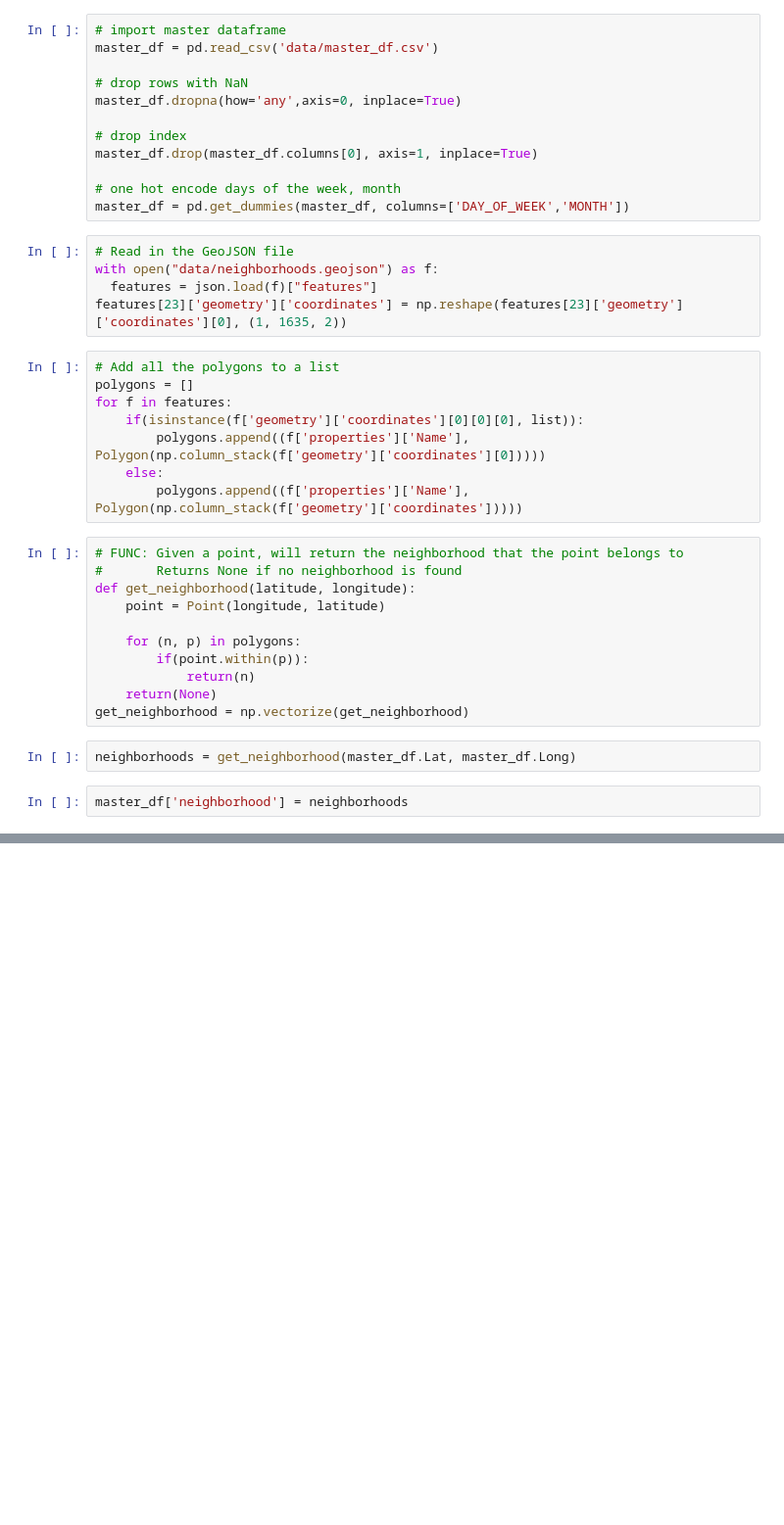
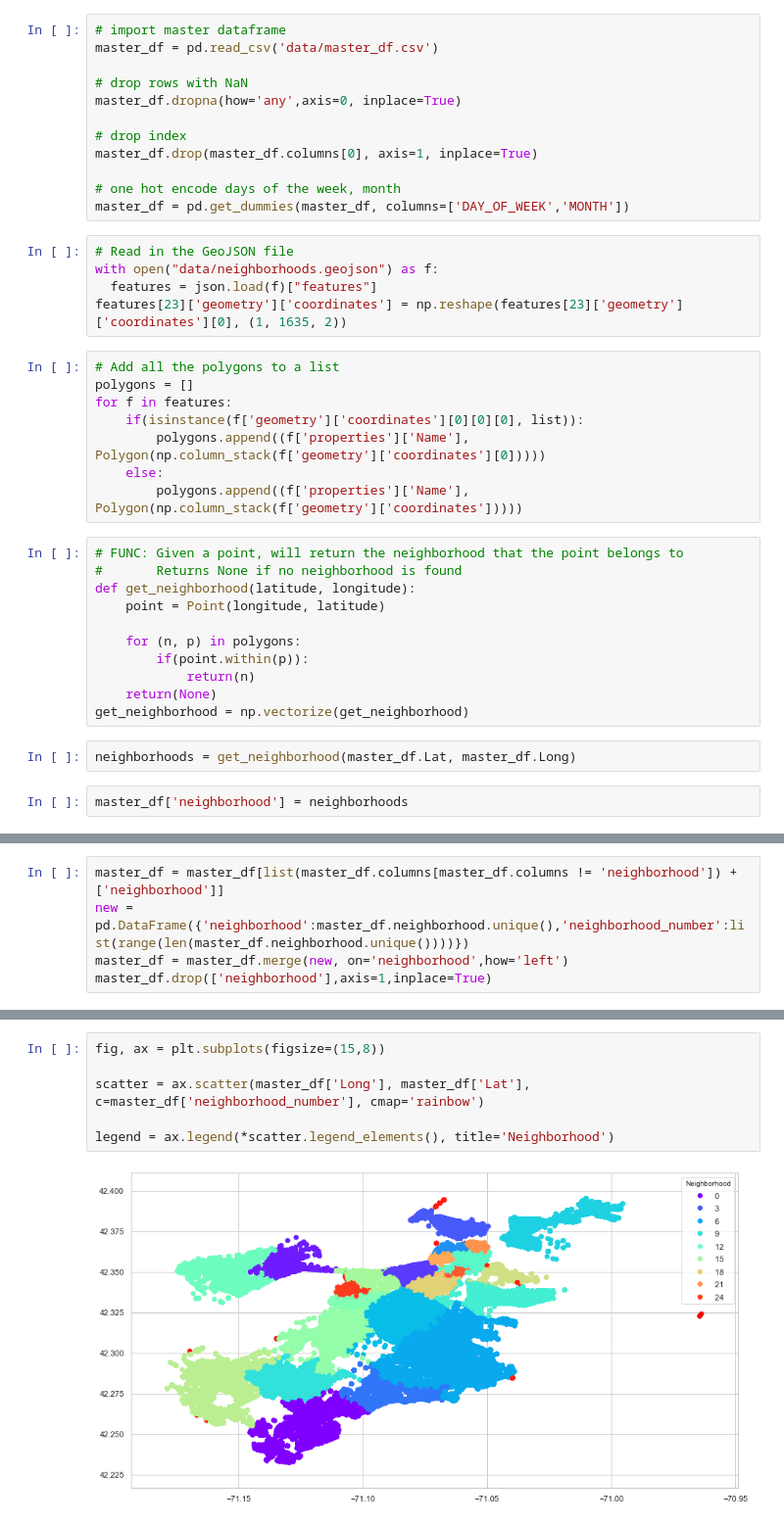
Before and after one commit to cs109a-crime/cs109a-crime.github.io, a Jupyter notebook: notebooks/neighborhoods.ipynb, the cells around one changed output, grey strips where cells are left out. Shown at 98% size. Saved outputs shown, nothing was run; the diff lists cells and outputs as text; blank space fills up the shorter version.

Commit message:
map for neighborhoods

```diff
--- a/notebooks/neighborhoods.ipynb
+++ b/notebooks/neighborhoods.ipynb
@@ -73,0 +101,5 @@ master_df.neighborhood.value_counts()
+# %%
+master_df = master_df[list(master_df.columns[master_df.columns != 'neighborhood']) +['neighborhood']]
+new = pd.DataFrame({'neighborhood':master_df.neighborhood.unique(),'neighborhood_number':list(range(len(master_df.neighborhood.unique())))})
+master_df = master_df.merge(new, on='neighborhood',how='left')
+master_df.drop(['neighborhood'],axis=1,inplace=True)
@@ -73,0 +115,8 @@ master_df.neighborhood.value_counts()
+# %%
+fig, ax = plt.subplots(figsize=(15,8))
+
+scatter = ax.scatter(master_df['Long'], master_df['Lat'], c=master_df['neighborhood_number'], cmap='rainbow')
+
+legend = ax.legend(*scatter.legend_elements(), title='Neighborhood')
+# %% [output]
+[figure, added]
```
Also changed, not shown: parts of 3 cells of this notebook.
